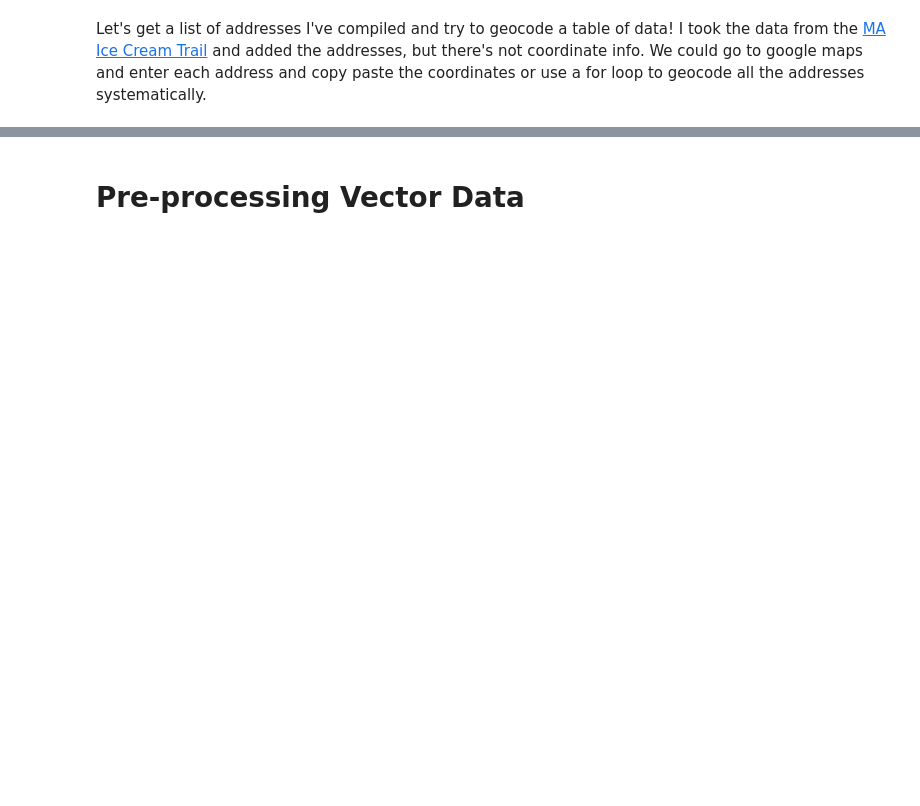
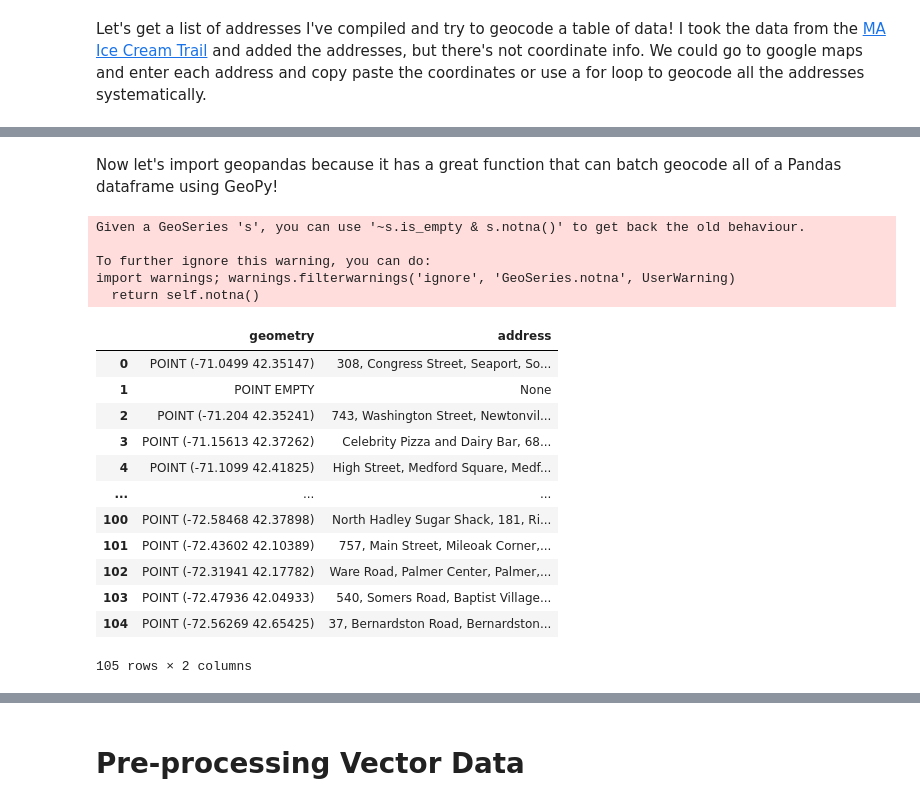
Before and after one commit to tuftsdatalab/python-geoprocessing, a Jupyter notebook: Demos.ipynb, the cells around one changed output, grey strips where cells are left out. Drawn from its saved outputs; the diff is of its cells as text; code cells hidden in the pictures; blank space fills up the shorter version.

```diff
--- a/Demos.ipynb
+++ b/Demos.ipynb
@@ -89,2 +142,27 @@ location.longitude
+# %% [markdown]
+Now let's import geopandas because it has a great function that can batch geocode all of a Pandas dataframe using GeoPy!
 # %%
 import geopandas as gpd
+# %%
+# We can use the geocode tool to geocode the addresses from our data
+my_addresses=gpd.tools.geocode(my_data['Address'],provider='nominatim', user_agent="my-geocoder",timeout=10)
+my_addresses
+# %% [output]
+Given a GeoSeries 's', you can use '~s.is_empty & s.notna()' to get back the old behaviour.
+
+To further ignore this warning, you can do:
+import warnings; warnings.filterwarnings('ignore', 'GeoSeries.notna', UserWarning)
+  return self.notna()
+|  | geometry | address |
+| 0 | POINT (-71.0499 42.35147) | 308, Congress Street, Seaport, So... |
+| 1 | POINT EMPTY | None |
+| 2 | POINT (-71.204 42.35241) | 743, Washington Street, Newtonvil... |
+| 3 | POINT (-71.15613 42.37262) | Celebrity Pizza and Dairy Bar, 68... |
+| 4 | POINT (-71.1099 42.41825) | High Street, Medford Square, Medf... |
+| ... | ... | ... |
+| 100 | POINT (-72.58468 42.37898) | North Hadley Sugar Shack, 181, Ri... |
+| 101 | POINT (-72.43602 42.10389) | 757, Main Street, Mileoak Corner,... |
+| 102 | POINT (-72.31941 42.17782) | Ware Road, Palmer Center, Palmer,... |
+| 103 | POINT (-72.47936 42.04933) | 540, Somers Road, Baptist Village... |
+| 104 | POINT (-72.56269 42.65425) | 37, Bernardston Road, Bernardston... |
+105 rows × 2 columns
```
Also changed, not shown: parts of 43 cells of this notebook.
